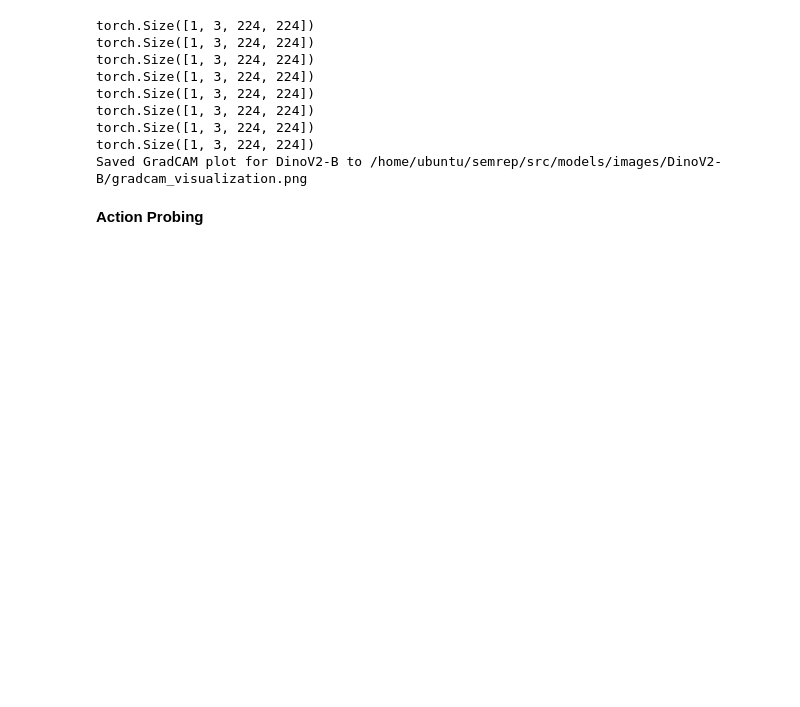
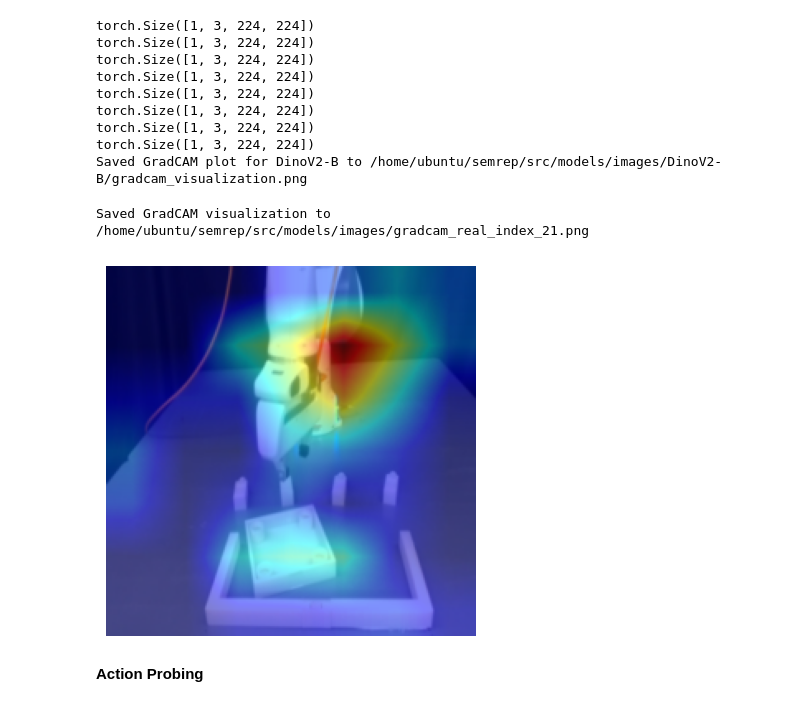
Before and after one commit to yyardi/Bridging-the-Sim2Real-Gap, a Jupyter notebook: notebooks/Compiled_models.ipynb, the cells around one changed output. Drawn from its saved outputs; the diff is of its cells as text; code cells hidden in the pictures; blank space fills up the shorter version.

```diff
--- a/notebooks/Compiled_models.ipynb
+++ b/notebooks/Compiled_models.ipynb
@@ -374,6 +374,75 @@ torch.Size([1, 3, 224, 224])
 torch.Size([1, 3, 224, 224])
 torch.Size([1, 3, 224, 224])
 Saved GradCAM plot for DinoV2-B to /home/ubuntu/semrep/src/models/images/DinoV2-B/gradcam_visualization.png
+# %%
+import os
+import matplotlib.pyplot as plt
+from pytorch_grad_cam import GradCAM
+from pytorch_grad_cam.utils.image import show_cam_on_image
+from PIL import Image
+import numpy as np
+import torchvision.transforms as transforms
+from src.models.gradcam_module import prepare_image
+
+
+def visualize_gradcam_single_image(model, raw_image, device="cuda"):
+    """
+    Generate and display GradCAM visualization for a single image and model.
+
+    Args:
+        model: The model to analyze.
+        raw_image: Input image as numpy array.
+        device: Device to run the model on (default: "cuda").
+    """
+    processed_image = prepare_image(raw_image, device=device)
+    target_layers = model.get_gradcam_target_layers()
+    transform = model.get_gradcam_transform()
+
+    cam = GradCAM(model=model, target_layers=target_layers, reshape_transform=transform)
+    grayscale_cam = cam(input_tensor=processed_image)
+
+    # Resize raw_image to match GradCAM output (224, 224)
+    raw_image_resized = transforms.Compose(
+        [transforms.ToPILImage(), transforms.Resize((224, 224))]
+    )(raw_image).convert("RGB")
+
+    raw_image_resized = np.asarray(raw_image_resized) / 255.0  # Normalize image
+    visualization = show_cam_on_image(raw_image_resized, grayscale_cam[0, :], use_rgb=True)
+
+    return visualization
+
+
+# Example: Visualize GradCAM for real image index 21
+real_index = 21
+output_dir = "/home/ubuntu/semrep/src/models/images"
+model_name = "vgg19"  # Replace with your model's name
+model_fn = models["vgg19"]  # Replace with your model loader function
+
+# Load the model
+model = model_fn()
+
+# Get the specific real image
+raw_image = real_imgs[real_index]  # Replace `real_imgs` with your real image dataset
+
+# Generate GradCAM visualization
+try:
+    gradcam_viz = visualize_gradcam_single_image(model, raw_image, device="cuda")
+
+    # Save visualization
+    os.makedirs(output_dir, exist_ok=True)
+    output_path = os.path.join(output_dir, f"gradcam_real_index_{real_index}.png")
+    plt.imsave(output_path, gradcam_viz)
+    print(f"Saved GradCAM visualization to {output_path}")
+
+    # Display visualization
+    plt.imshow(gradcam_viz)
+    plt.axis("off")
+    plt.show()
+except Exception as e:
+    print(f"Error processing GradCAM for real image index {real_index}: {e}")
+# %% [output]
+Saved GradCAM visualization to /home/ubuntu/semrep/src/models/images/gradcam_real_index_21.png
+[figure, added]
 # %% [markdown]
 **Action Probing**
 # %%
```
Also changed, not shown: parts of 1 cell of this notebook, 1 other file.
